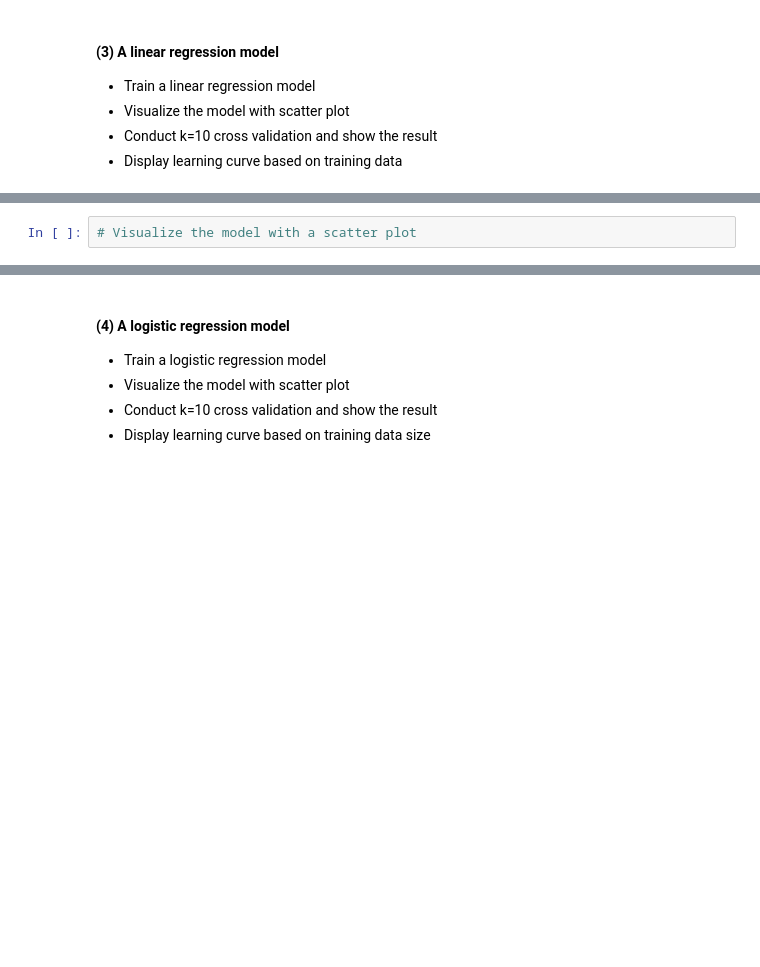
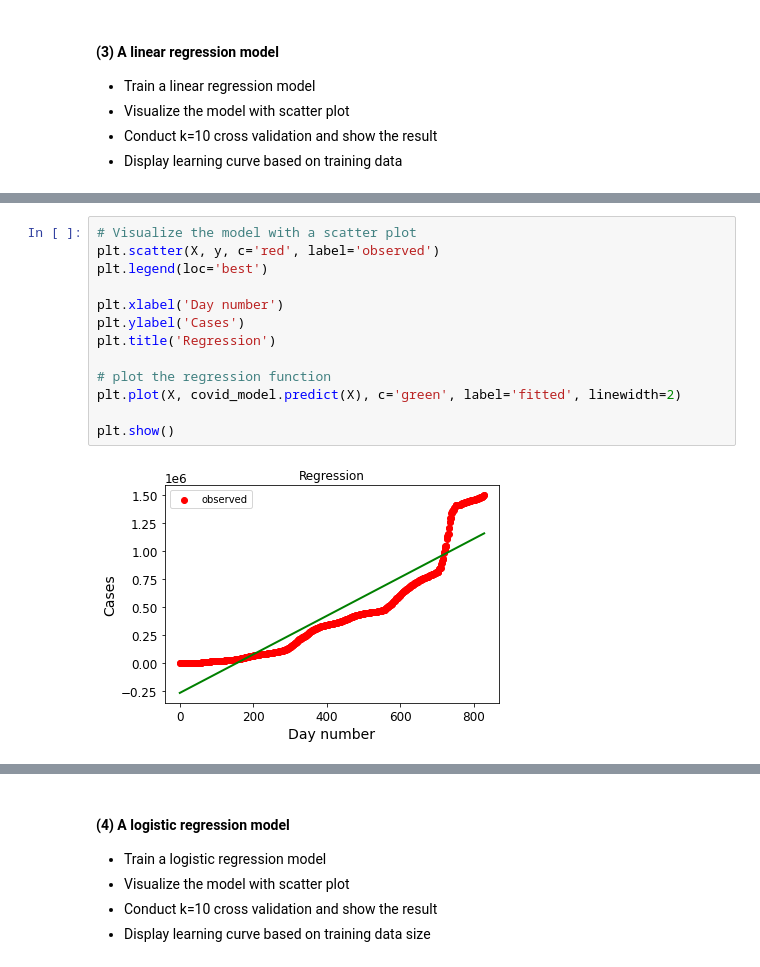
Before and after one commit to alarsen123/ML-HW, a Jupyter notebook: ME5_simpleRegression_COVID19/ME5_simpleRegression_COVID19/simpleLinearRegression.ipynb, the cells around one changed output, grey strips where cells are left out. Cells and saved outputs as stored; diff of their text form; blank space fills up the shorter version.

Commit message:
added scatter plot for linear regression model

```diff
--- a/ME5_simpleRegression_COVID19/ME5_simpleRegression_COVID19/simpleLinearRegression.ipynb
+++ b/ME5_simpleRegression_COVID19/ME5_simpleRegression_COVID19/simpleLinearRegression.ipynb
@@ -717,5 +717,18 @@ print(covid_model.score(X_test, y_test))
-# %%
-# Visualize the model with a scatter plot
+# %%
+# Visualize the model with a scatter plot
+plt.scatter(X, y, c='red', label='observed')
+plt.legend(loc='best')
+
+plt.xlabel('Day number')
+plt.ylabel('Cases')
+plt.title('Regression')
+
+# plot the regression function
+plt.plot(X, covid_model.predict(X), c='green', label='fitted', linewidth=2)
+
+plt.show()
+# %% [output]
+[figure, added]
 # %%
 # Conduct cross validation
 kf = KFold(n_splits=10, random_state=None, shuffle=True)
```
Also changed, not shown: parts of 9 cells of this notebook.
